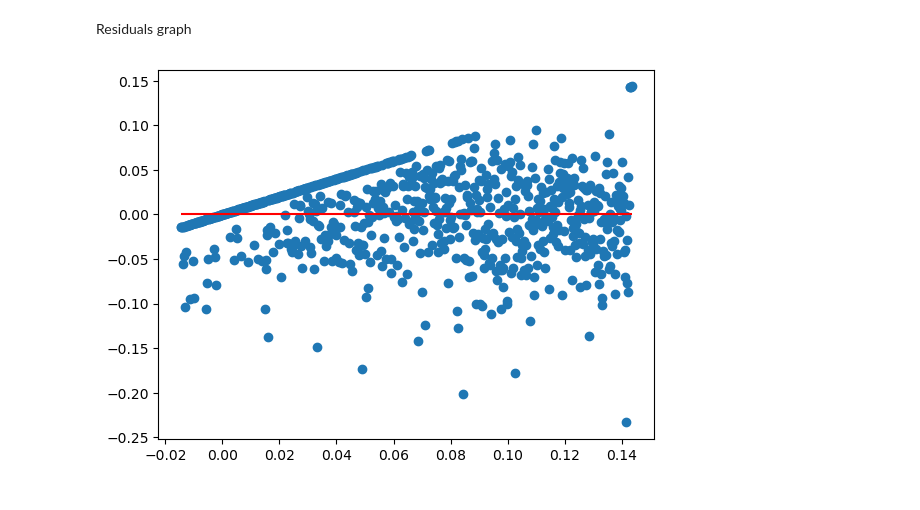
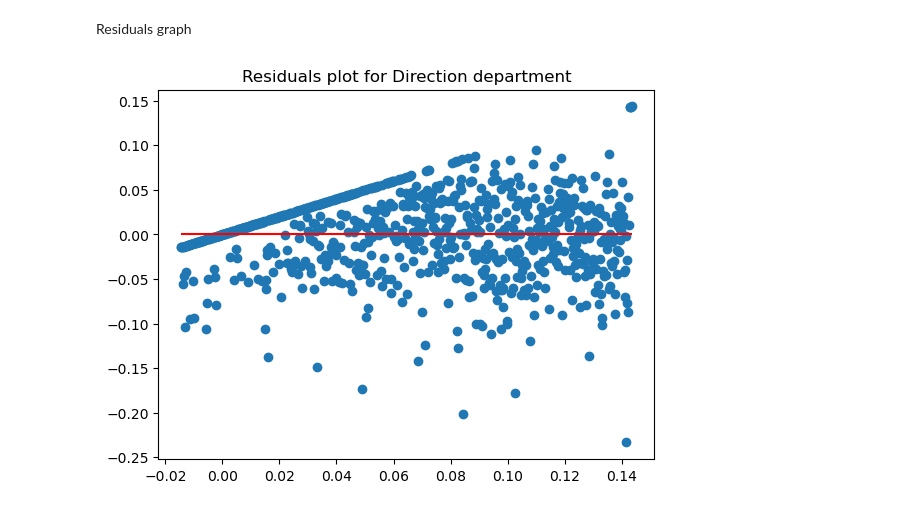
Before and after one commit to caseygomez/Female-Representation-In-The-Film-Industry, a Jupyter notebook: regression_by_dept.ipynb, the cells around one changed output. Saved outputs shown, nothing was run; the diff lists cells and outputs as text; code cells hidden in the pictures.

```diff
--- a/regression_by_dept.ipynb
+++ b/regression_by_dept.ipynb
@@ -880,7 +882,8 @@ Residuals graph
 # %%
 # Plot Residuals
 plt.scatter(predictions_dir, error_dir)
 plt.hlines(y=0, xmin=predictions_dir.min(), xmax=predictions_dir.max(), colors="red")
+plt.title(label="Residuals plot for Direction department")
 plt.show()
 # %% [output]
-[figure, old version]
+[figure, new version]
```
Also changed, not shown: parts of 9 cells of this notebook, 9 other files.
